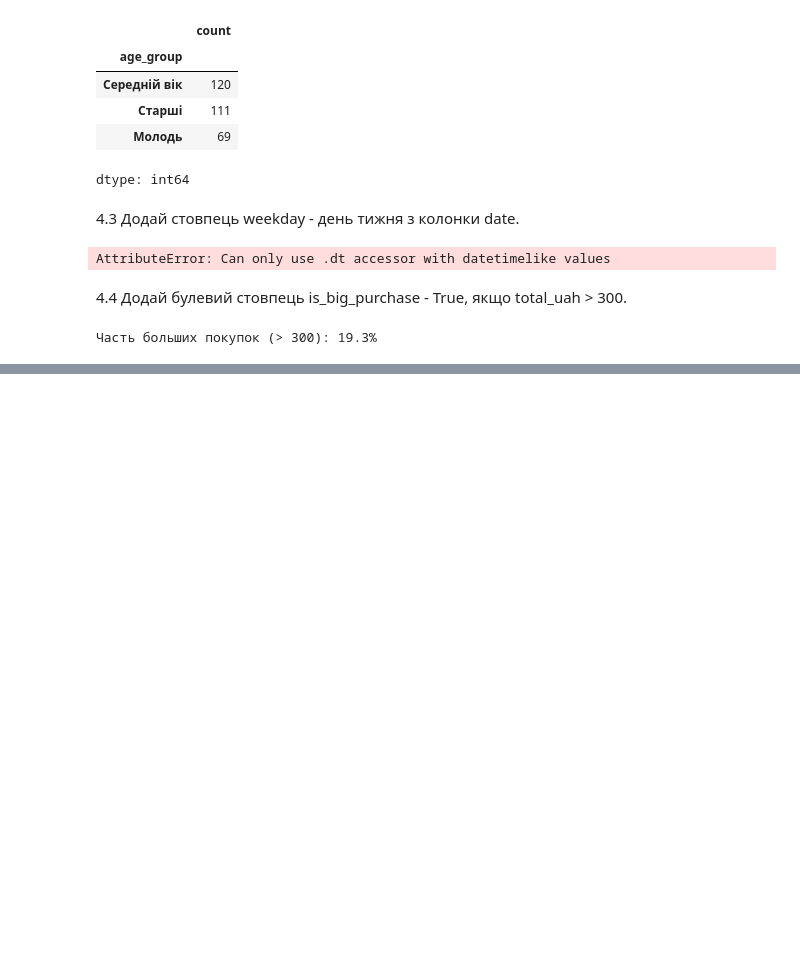
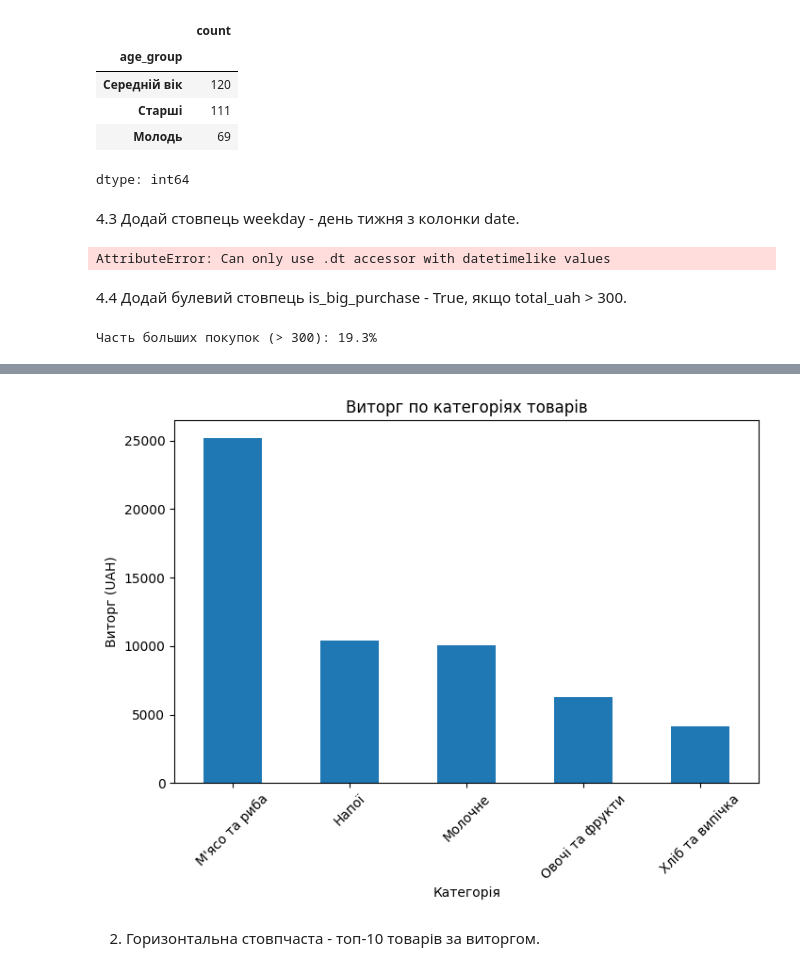
Before and after one commit to Wilson1994/DTA-2026, a Jupyter notebook: project_store_sales_analys/sales_analysis.ipynb, the cells around one changed output, grey strips where cells are left out. Saved outputs shown, nothing was run; the diff lists cells and outputs as text; code cells hidden in the pictures; blank space fills up the shorter version.

```diff
--- a/project_store_sales_analys/sales_analysis.ipynb
+++ b/project_store_sales_analys/sales_analysis.ipynb
@@ -506,0 +511,8 @@ print(f"Часть больших покупок (> 300): {pct:.1f}%")
+# %%
+import matplotlib.pyplot as plt
+
+df['revenue'] = df['quantity'] * df['price_uah']
+
+revenue_by_category = df.groupby('category')['revenue'].sum().sort_values(ascending=False)
+
+print(revenue_by_category)
@@ -506,0 +527,15 @@ print(f"Часть больших покупок (> 300): {pct:.1f}%")
+# %%
+plt.figure(figsize=(8, 5))
+
+revenue_by_category.plot(kind='bar')
+
+plt.title('Виторг по категоріях товарів')
+plt.xlabel('Категорія')
+plt.ylabel('Виторг (UAH)')
+plt.xticks(rotation=45)
+
+plt.show()
+# %% [output]
+[figure, added]
+# %% [markdown]
+2. Горизонтальна стовпчаста - топ-10 товарів за виторгом.
```
Also changed, not shown: parts of 15 cells of this notebook.
